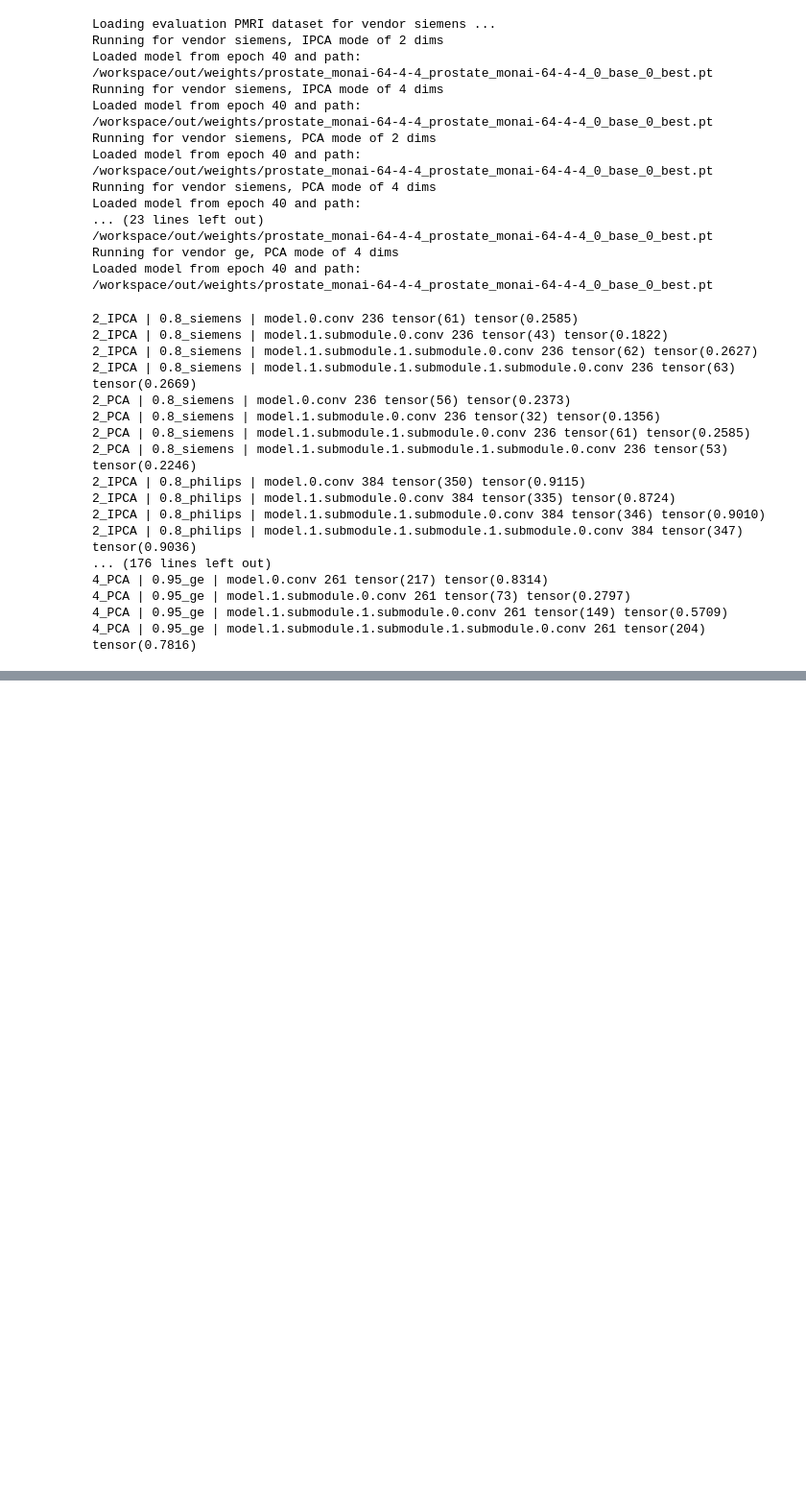
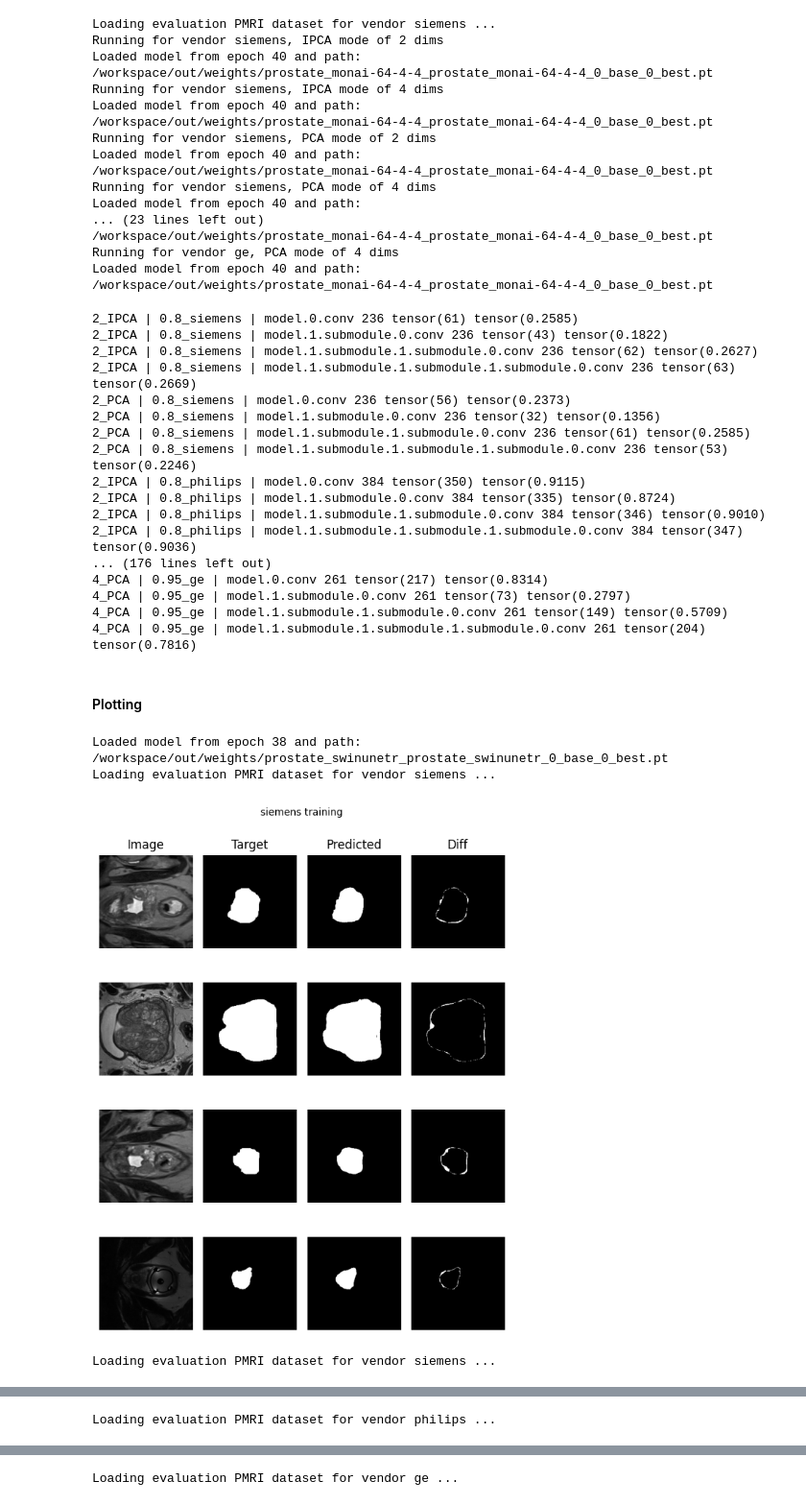
Before and after one commit to sgomezru/DSSQ, a Jupyter notebook: notebooks/explore.ipynb, the cells around one changed output, grey strips where cells are left out. Shown at 96% size. Saved outputs shown, nothing was run; the diff lists cells and outputs as text; code cells hidden in the pictures; blank space fills up the shorter version.

Commit message:
Swinunet upstream

```diff
--- a/notebooks/explore.ipynb
+++ b/notebooks/explore.ipynb
@@ -32,6 +34,7 @@ cfg = OmegaConf.load(f'{REPO_PATH}/configs/conf.yaml')
 OmegaConf.update(cfg, 'run.iteration', ITERATION)
 OmegaConf.update(cfg, 'run.data_key', DATA_KEY)
 
+# unet_name = 'swinunetr'
 unet_name = 'monai-64-4-4'
 args = unet_name.split('-')
 cfg.wandb.log = LOG
@@ -49,7 +52,7 @@ if args[0] == 'monai':
 # otherwise don't modify it or set to "torch" for training
 if MODE == 'eval': cfg.format = 'numpy'
 device = torch.device("cuda" if torch.cuda.is_available() else "cpu")
-layer_names = [f'model.{"1.submodule." * i}0.conv' for i in range(cfg.unet[DATA_KEY].depth)]
+if unet_name != 'swinunetr': layer_names = [f'model.{"1.submodule." * i}0.conv' for i in range(cfg.unet[DATA_KEY].depth)]
 train_vendors = ['siemens']
 test_vendors = ['siemens', 'philips', 'ge']
 dim_red_modes = ['IPCA', 'PCA']
@@ -220,3 +260,28 @@ for th in th_values:
 4_PCA | 0.95_ge | model.1.submodule.0.conv 261 tensor(73) tensor(0.2797)
 4_PCA | 0.95_ge | model.1.submodule.1.submodule.0.conv 261 tensor(149) tensor(0.5709)
 4_PCA | 0.95_ge | model.1.submodule.1.submodule.1.submodule.0.conv 261 tensor(204) tensor(0.7816)
+# %% [markdown]
+#### Plotting
+# %%
+swinunet, state_dict  = get_unet(cfg, return_state_dict=True)
+swinunet.eval();
+swinunet.to(device);
+metrics = {}
+for vendor in train_vendors:
+    cfg.unet[DATA_KEY].training.subset = 'training'
+    cfg.unet[DATA_KEY].training.vendor = vendor
+    data = get_eval_data(train_set=False, val_set=False, eval_set=True, cfg=cfg)
+    plot_batch(data['eval'], swinunet, num_images=4, title=f'{vendor} training')
+    metrics[f'{vendor}_train'] = eval_set(cfg, swinunet, data['eval'])
+for vendor in test_vendors:
+    cfg.unet[DATA_KEY].training.subset = 'validation' if vendor in train_vendors else False
+    cfg.unet[DATA_KEY].training.vendor = vendor
+    data = get_eval_data(train_set=False, val_set=False, eval_set=True, cfg=cfg)
+    plot_batch(data['eval'], swinunet, num_images=4, title=f'{vendor} eval')
+    metrics[f'{vendor}_eval'] = eval_set(cfg, swinunet, data['eval'])
+# %% [output]
+Loaded model from epoch 38 and path:
+/workspace/out/weights/prostate_swinunetr_prostate_swinunetr_0_base_0_best.pt
+Loading evaluation PMRI dataset for vendor siemens ...
+[figure, added]
+Loading evaluation PMRI dataset for vendor siemens ...
@@ -222,0 +289 @@ for th in th_values:
+Loading evaluation PMRI dataset for vendor philips ...
@@ -222,0 +291 @@ for th in th_values:
+Loading evaluation PMRI dataset for vendor ge ...
```
Also changed, not shown: parts of 7 cells of this notebook, 1 other file.
